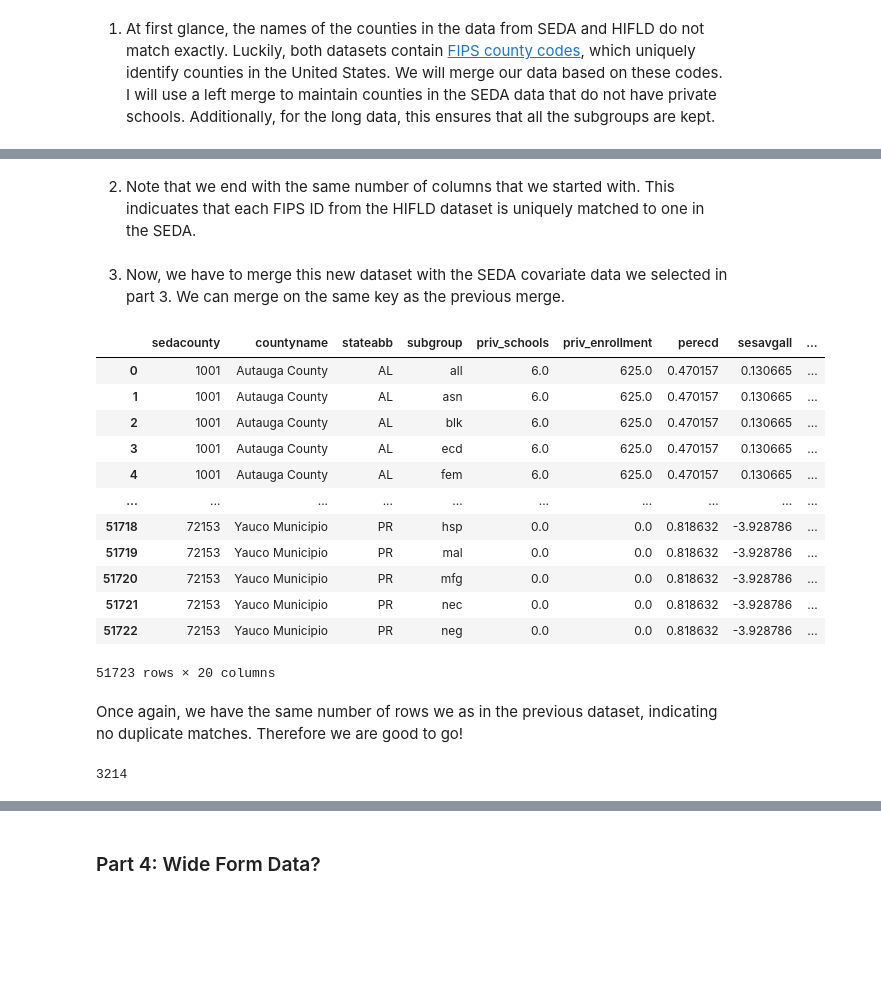
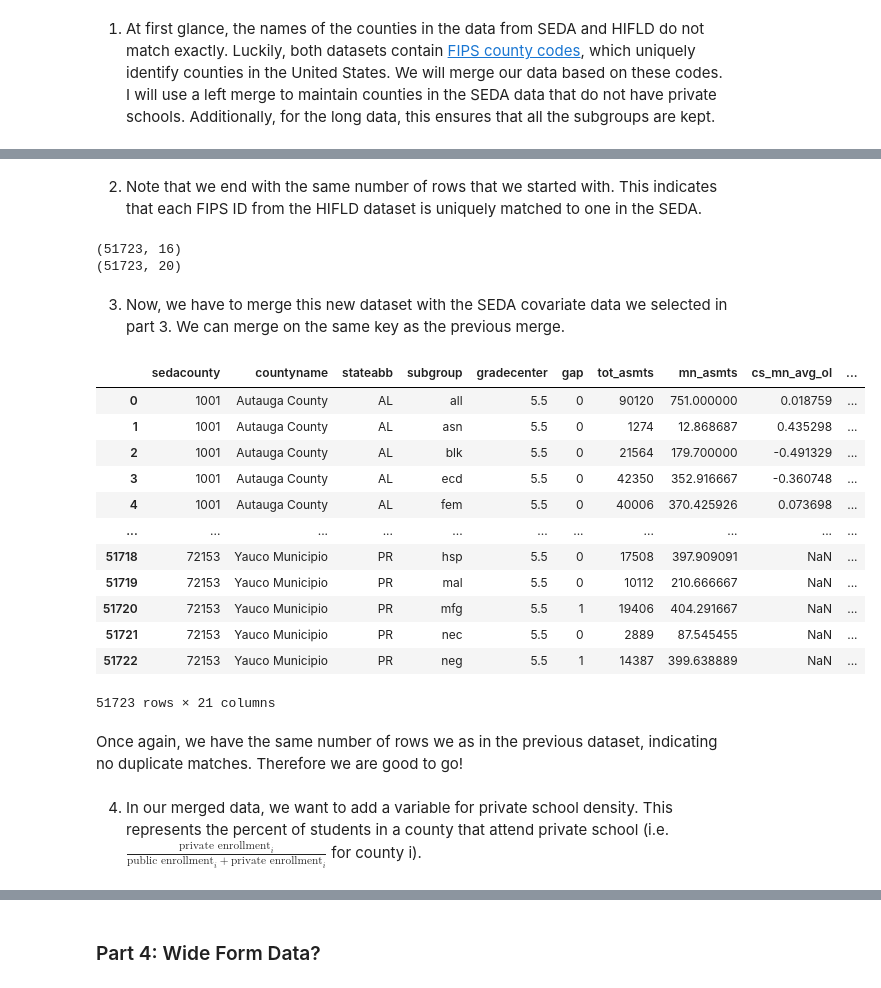
Before and after one commit to janetmalzahn/info2950proj, a Jupyter notebook: Private School.ipynb, the cells around one changed output, grey strips where cells are left out. Saved outputs shown, nothing was run; the diff lists cells and outputs as text; code cells hidden in the pictures; blank space fills up the shorter version.

Commit message:
Added private_density variable

```diff
--- a/Private School.ipynb
+++ b/Private School.ipynb
@@ -45,5 +101,5 @@ hifld.head()
 # %%
 # keep only necessary variables
-hifld = hifld[['NAME', 'STATE', 'ENROLLMENT', 'COUNTY', 'COUNTYFIPS']]
+hifld = hifld[['NAME', 'STATE', 'NEW_ENROLLMENT', 'COUNTY', 'COUNTYFIPS']]
 hifld.head()
 # %% [output]
@@ -56,12 +112,13 @@ hifld.head()
 # %%
 # Groups data to obtain enrollment numbers and count of schools in county
 hifld_grouped_schoolcounts = hifld.groupby(by = ['COUNTYFIPS', 'STATE']).NAME.count().reset_index()
-hifld_grouped_enrollment = hifld.groupby(by = 'COUNTYFIPS').ENROLLMENT.sum().reset_index()
+hifld_grouped_enrollment = hifld.groupby(by = 'COUNTYFIPS').NEW_ENROLLMENT.sum().reset_index()
 
 # Merges so each county ID is mapped to both a total enrollment count and school count
 hifld_county = hifld_grouped_schoolcounts.merge(hifld_grouped_enrollment, on = 'COUNTYFIPS')
+
 # Rename counties and make the column names lower case
-hifld_county = hifld_county.rename(columns = {'NAME' : 'priv_schools', 'ENROLLMENT' : "priv_enrollment"})
+hifld_county = hifld_county.rename(columns = {'NAME' : 'priv_schools', 'NEW_ENROLLMENT' : "priv_enrollment"})
 hifld_county.columns = hifld_county.columns.str.lower()
 
 hifld_county.head()
@@ -187,7 +238,7 @@ Index(['sedacounty', 'sedacountyname', 'fips', 'urban', 'suburb', 'town',
 #keeps only covariates of interest
 
 #fill in list with the covariates of interest for later
-seda_cov_varlist = ['perecd', 'sesavgall']
+seda_cov_varlist = ['perecd', 'sesavgall', 'totenrl']
 seda_cov_totvarlist = ['sedacounty', 'sedacountyname'] + seda_cov_varlist
 seda_cov = seda_cov[seda_cov_totvarlist]
 seda_cov.head()
@@ -225,39 +285,36 @@ print(seda_hifld_merged_long.shape)
 # %% [markdown]
-2. Note that we end with the same number of columns that we started with. This indicuates that each FIPS ID from the HIFLD dataset is uniquely matched to one in the SEDA.
+2. Note that we end with the same number of rows that we started with. This indicates that each FIPS ID from the HIFLD dataset is uniquely matched to one in the SEDA.
+# %%
+print(seda_long.shape)
+print(seda_hifld_merged_long.shape)
+# %% [output]
+(51723, 16)
+(51723, 20)
 # %% [markdown]
 3. Now, we have to merge this new dataset with the SEDA covariate data we selected in part 3. We can merge on the same key as the previous merge.
 # %%
 ## Second merge with seda_cov
 all_merged_long = seda_hifld_merged_long.merge(seda_cov, how='left', on='sedacounty')
 # Drop columns with repetitive information
 all_merged_long = all_merged_long.drop(labels = ['sedacountyname_y', 'state', 'countyfips'], axis = 1)
 # Rename columns renamed in merge
 all_merged_long = all_merged_long.rename(columns = {'sedacountyname_x' : 'countyname'})
-# Rearrange columns for ease of viewing
-cols = all_merged_long.columns
-all_merged_long = all_merged_long[['sedacounty', 'countyname', 'stateabb', 'subgroup', 'priv_schools',
-                                    'priv_enrollment', 'perecd', 'sesavgall', 'gradecenter', 'gap',
-                                    'tot_asmts', 'mn_asmts', 'cs_mn_avg_ol', 'cs_mn_coh_ol', 'cs_mn_grd_ol',
-                                    'cs_mn_mth_ol', 'cs_mn_avg_ol_se', 'cs_mn_coh_ol_se','cs_mn_grd_ol_se',
-                                    'cs_mn_mth_ol_se']]
 all_merged_long
 # %% [output]
-|  | sedacounty | countyname | stateabb | subgroup | priv_schools | priv_enrollment | perecd | sesavgall | ... |
-| 0 | 1001 | Autauga County | AL | all | 6.0 | 625.0 | 0.470157 | 0.130665 | ... |
-| 1 | 1001 | Autauga County | AL | asn | 6.0 | 625.0 | 0.470157 | 0.130665 | ... |
-| 2 | 1001 | Autauga County | AL | blk | 6.0 | 625.0 | 0.470157 | 0.130665 | ... |
-| 3 | 1001 | Autauga County | AL | ecd | 6.0 | 625.0 | 0.470157 | 0.130665 | ... |
-| 4 | 1001 | Autauga County | AL | fem | 6.0 | 625.0 | 0.470157 | 0.130665 | ... |
-| ... | ... | ... | ... | ... | ... | ... | ... | ... | ... |
-| 51718 | 72153 | Yauco Municipio | PR | hsp | 0.0 | 0.0 | 0.818632 | -3.928786 | ... |
-| 51719 | 72153 | Yauco Municipio | PR | mal | 0.0 | 0.0 | 0.818632 | -3.928786 | ... |
-| 51720 | 72153 | Yauco Municipio | PR | mfg | 0.0 | 0.0 | 0.818632 | -3.928786 | ... |
-| 51721 | 72153 | Yauco Municipio | PR | nec | 0.0 | 0.0 | 0.818632 | -3.928786 | ... |
-| 51722 | 72153 | Yauco Municipio | PR | neg | 0.0 | 0.0 | 0.818632 | -3.928786 | ... |
+|  | sedacounty | countyname | stateabb | subgroup | gradecenter | gap | tot_asmts | mn_asmts | cs_mn_avg_ol | ... |
+| 0 | 1001 | Autauga County | AL | all | 5.5 | 0 | 90120 | 751.000000 | 0.018759 | ... |
+| 1 | 1001 | Autauga County | AL | asn | 5.5 | 0 | 1274 | 12.868687 | 0.435298 | ... |
+| 2 | 1001 | Autauga County | AL | blk | 5.5 | 0 | 21564 | 179.700000 | -0.491329 | ... |
+| 3 | 1001 | Autauga County | AL | ecd | 5.5 | 0 | 42350 | 352.916667 | -0.360748 | ... |
+| 4 | 1001 | Autauga County | AL | fem | 5.5 | 0 | 40006 | 370.425926 | 0.073698 | ... |
+| ... | ... | ... | ... | ... | ... | ... | ... | ... | ... | ... |
+| 51718 | 72153 | Yauco Municipio | PR | hsp | 5.5 | 0 | 17508 | 397.909091 | NaN | ... |
+| 51719 | 72153 | Yauco Municipio | PR | mal | 5.5 | 0 | 10112 | 210.666667 | NaN | ... |
+| 51720 | 72153 | Yauco Municipio | PR | mfg | 5.5 | 1 | 19406 | 404.291667 | NaN | ... |
+| 51721 | 72153 | Yauco Municipio | PR | nec | 5.5 | 0 | 2889 | 87.545455 | NaN | ... |
+| 51722 | 72153 | Yauco Municipio | PR | neg | 5.5 | 1 | 14387 | 399.638889 | NaN | ... |
-51723 rows × 20 columns
+51723 rows × 21 columns
 # %% [markdown]
 Once again, we have the same number of rows we as in the previous dataset, indicating no duplicate matches. Therefore we are good to go!
-# %%
-len(pd.unique(all_merged_long.sedacounty))
-# %% [output]
-3214
+# %% [markdown]
+4. In our merged data, we want to add a variable for private school density. This represents the percent of students in a county that attend private school (i.e. $\frac{\text{private enrollment}_i}{\text{public enrollment}_i + \text{private enrollment}_i}$ for county i).
```
Also changed, not shown: parts of 18 cells of this notebook, 5 other files.
